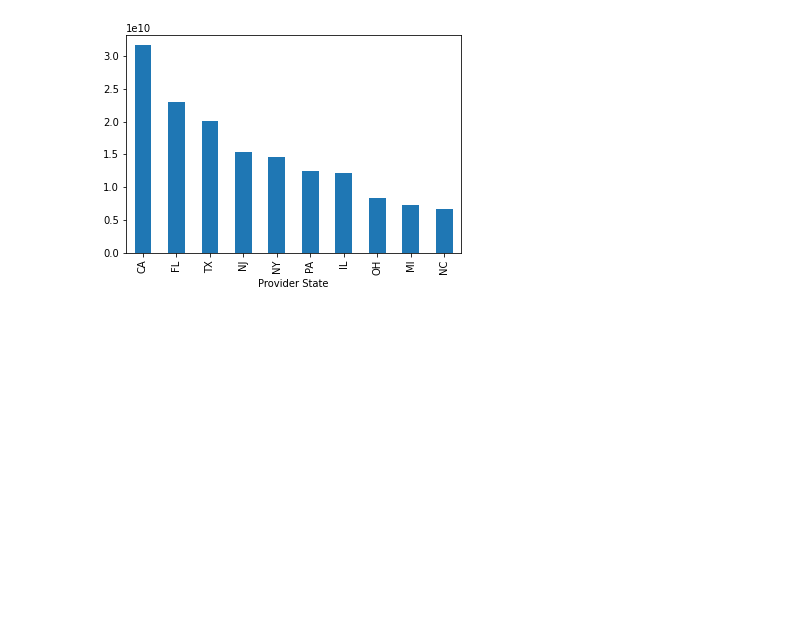
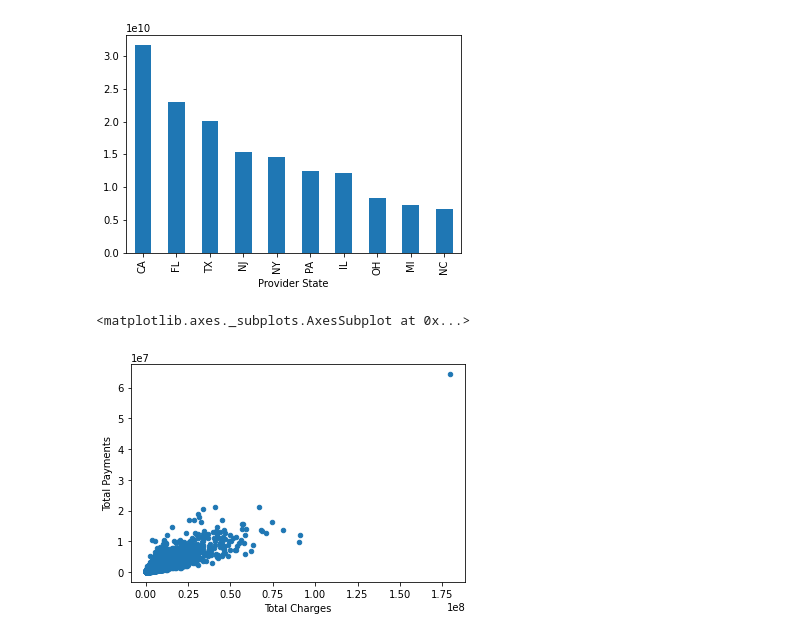
Before and after one commit to tuccib/CUNY-LAG, a Jupyter notebook: 210727_Project_3_2.ipynb, the cells around one changed output. Saved outputs shown, nothing was run; the diff lists cells and outputs as text; code cells hidden in the pictures; blank space fills up the shorter version.

```diff
--- a/210727_Project_3_2.ipynb
+++ b/210727_Project_3_2.ipynb
@@ -227,3 +227,9 @@ df2.groupby(['Provider State'])['Total Charges'].sum().sort_values(ascending=Fal
 # %% [output]
 <matplotlib.axes._subplots.AxesSubplot at 0x...>
 [figure]
+# %%
+# Scatter plot of Total Charges vs Total Payments
+df2.plot(kind="scatter", x = "Total Charges", y = "Total Payments")
+# %% [output]
+<matplotlib.axes._subplots.AxesSubplot at 0x...>
+[figure, added]
```
Also changed, not shown: parts of 3 cells of this notebook.
